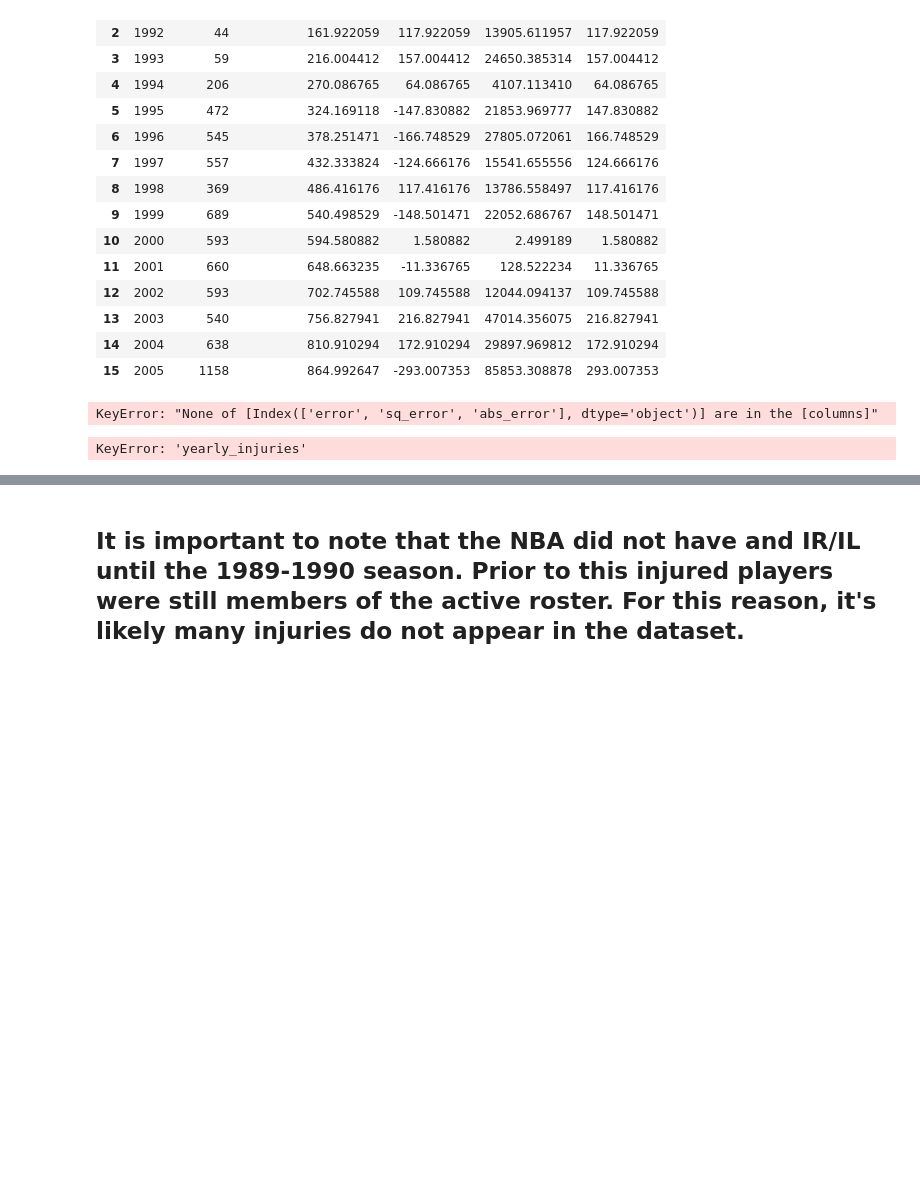
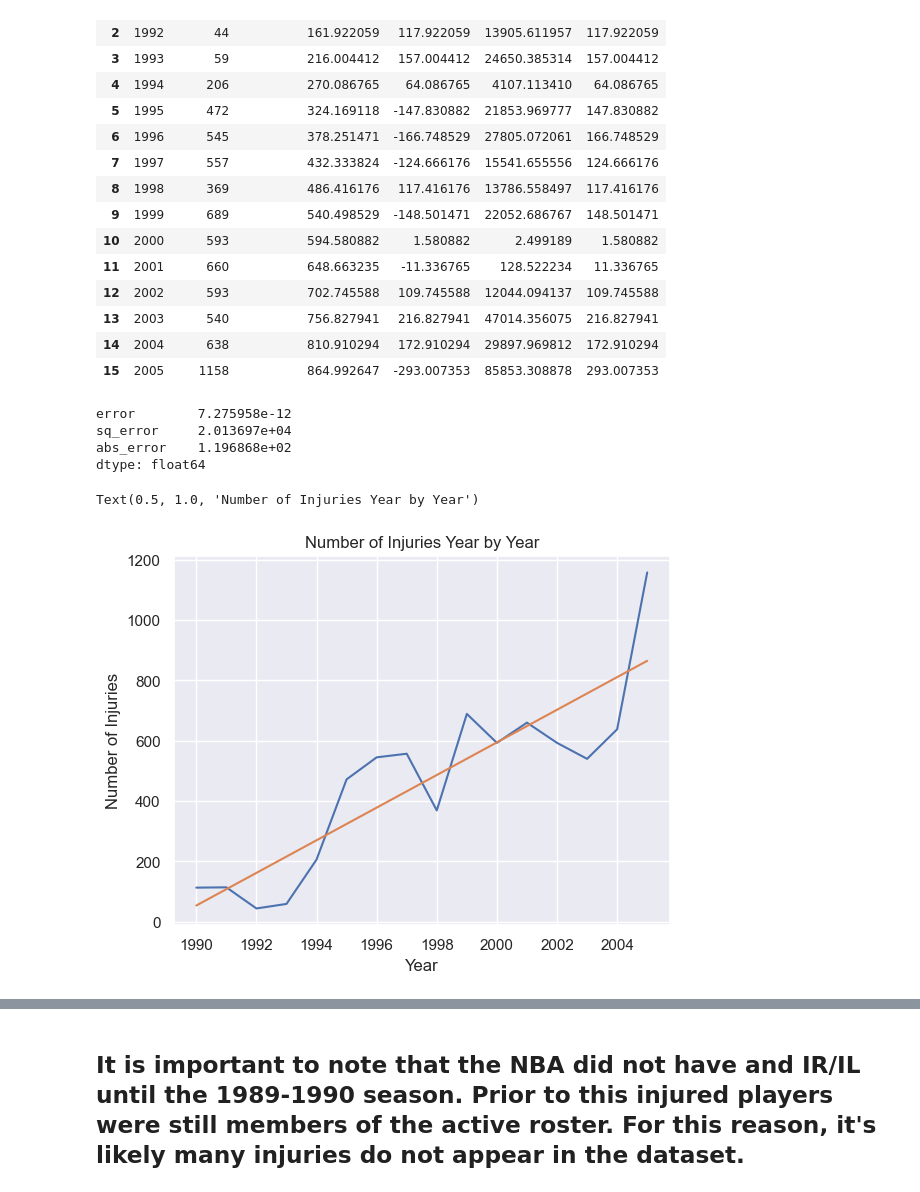
Before and after one commit to adc1021/NBAInjuryPredictor, a Jupyter notebook: notebooks/Forecasting.ipynb, the cells around one changed output, grey strips where cells are left out. Saved outputs shown, nothing was run; the diff lists cells and outputs as text; code cells hidden in the pictures; blank space fills up the shorter version.

Commit message:
Instead of the model being trained on the entire data set, it is now trained on just the first half of the data aka the train_data

```diff
--- a/notebooks/Forecasting.ipynb
+++ b/notebooks/Forecasting.ipynb
@@ -190,18 +190,22 @@ See the caveats in the documentation: https://pandas.pydata.org/pandas-docs/stab
 # %%
 # Returns the mean for error, squared error and absolute error for the training set
 
-df[['error', 'sq_error', 'abs_error']].mean()
+train_data[['error', 'sq_error', 'abs_error']].mean()
 # %% [output]
-KeyError: "None of [Index(['error', 'sq_error', 'abs_error'], dtype='object')] are in the [columns]"
+error        7.275958e-12
+sq_error     2.013697e+04
+abs_error    1.196868e+02
+dtype: float64
 # %%
 sns.set(style="darkgrid")
-sns.lineplot(x=df.index, y=df['yearly_injuries'], data=df)
-sns.lineplot(x=df.index, y=df['prediction_insample'], data=df)
+sns.lineplot(x=train_data['Year'], y=train_data['Injuries'], data=train_data)
+sns.lineplot(x=train_data['Year'], y=train_data['prediction_insample'], data=train_data)
 plt.xlabel('Year')
 plt.ylabel('Number of Injuries')
 plt.title('Number of Injuries Year by Year')
 # %% [output]
-KeyError: 'yearly_injuries'
+Text(0.5, 1.0, 'Number of Injuries Year by Year')
+[figure, added]
 # %%
 # Now let's remove all the rows from the data frame that have data before 1990
 injuryData = injuryData[injuryData['Year'] <= 2000]
```
